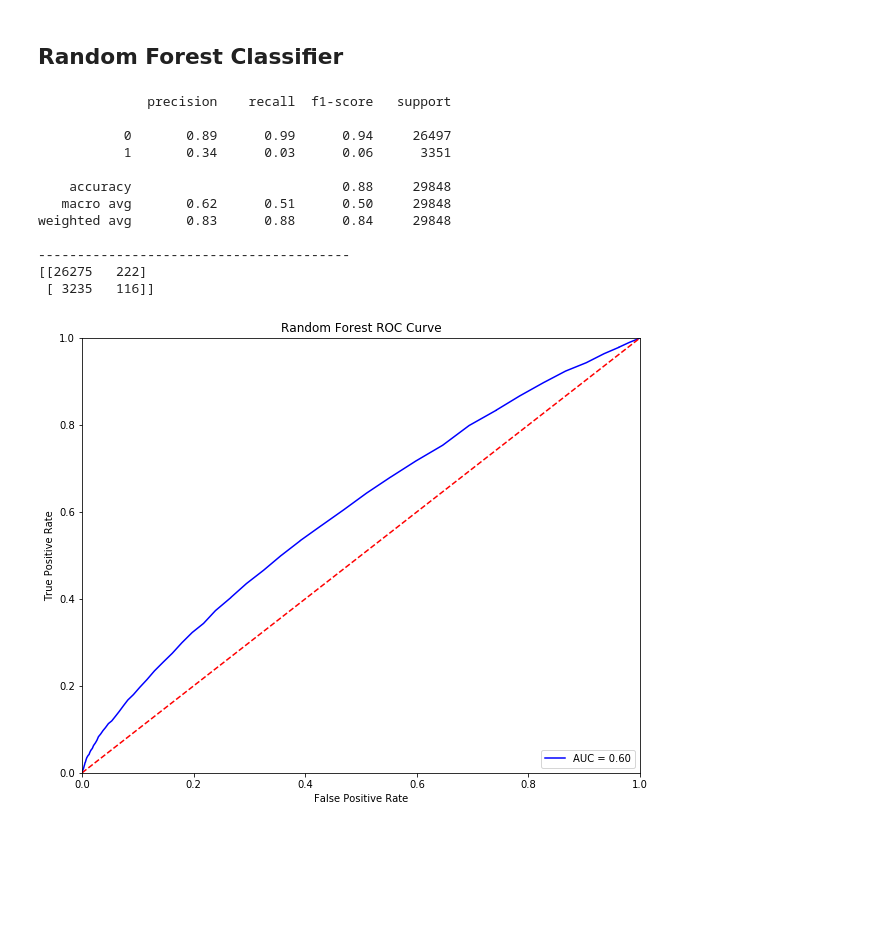
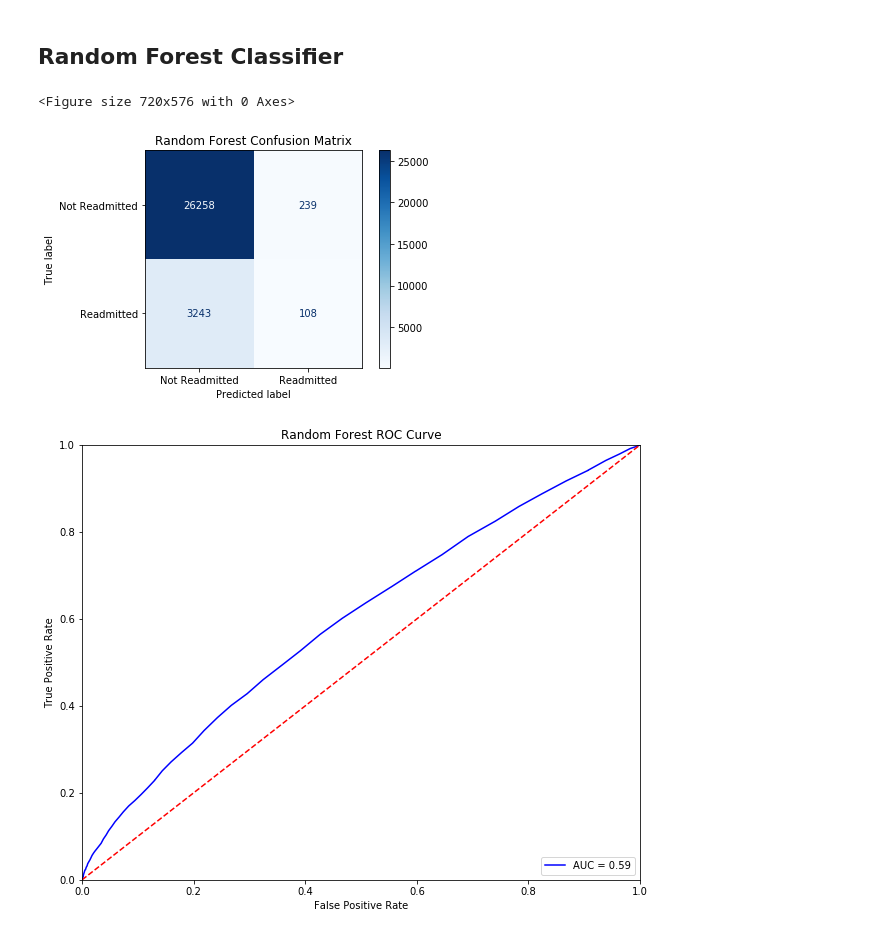
Before and after one commit to rchoi2/Diabetes-Readmission-Classifier, a Jupyter notebook: Diabetes_Classification_EDA.ipynb, the cells around one changed output. Cells and saved outputs as stored; diff of their text form; code cells hidden in the pictures; blank space fills up the shorter version.

Commit message:
Added Confusion Matrix Plot

```diff
--- a/Diabetes_Classification_EDA.ipynb
+++ b/Diabetes_Classification_EDA.ipynb
@@ -150,2 +158,24 @@ import xgboost as xgb
+# %%
+# Plot Confusion Matrix
+def plot_cm(estimator,title):
+    '''Plots confusion matrix
+
+    Plots confusion matrix
+
+    Args:
+        model:
+            Trained (fitted) ML algorithm
+        title:
+            Machine algorithm that corresponds with the estimator to insert into title of plot
+    Returns:
+        Plot of confusion matrix for unseen test data set
+
+    '''
+
+    from sklearn.metrics import plot_confusion_matrix
+
+    plt.figure(figsize=(10,8))
+    plot_confusion_matrix(estimator, X=X_test, y_true=y_test, display_labels=['Not Readmitted', 'Readmitted'], cmap='Blues', values_format='d')
+    plt.title(str(title)+' '+'Confusion Matrix')
 # %%
 # Plot ROC Curve
@@ -362,19 +404,9 @@ rf_clf = RandomForestClassifier(n_jobs = -1)
 
 rf_clf.fit(X_train_res, y_train_res)
 rf_preds = rf_clf.predict(X_test)
-# %%
-show_metrics(rf_clf)
-# %% [output]
-              precision    recall  f1-score   support
-
-           0       0.89      0.99      0.94     26497
-           1       0.34      0.03      0.06      3351
-
-    accuracy                           0.88     29848
-   macro avg       0.62      0.51      0.50     29848
-weighted avg       0.83      0.88      0.84     29848
-
-----------------------------------------
-[[26275   222]
- [ 3235   116]]
+# %%
+plot_cm(rf_clf, 'Random Forest')
+# %% [output]
+<Figure size 720x576 with 0 Axes>
+[figure, added]
 # %%
```
Also changed, not shown: parts of 32 cells of this notebook.
